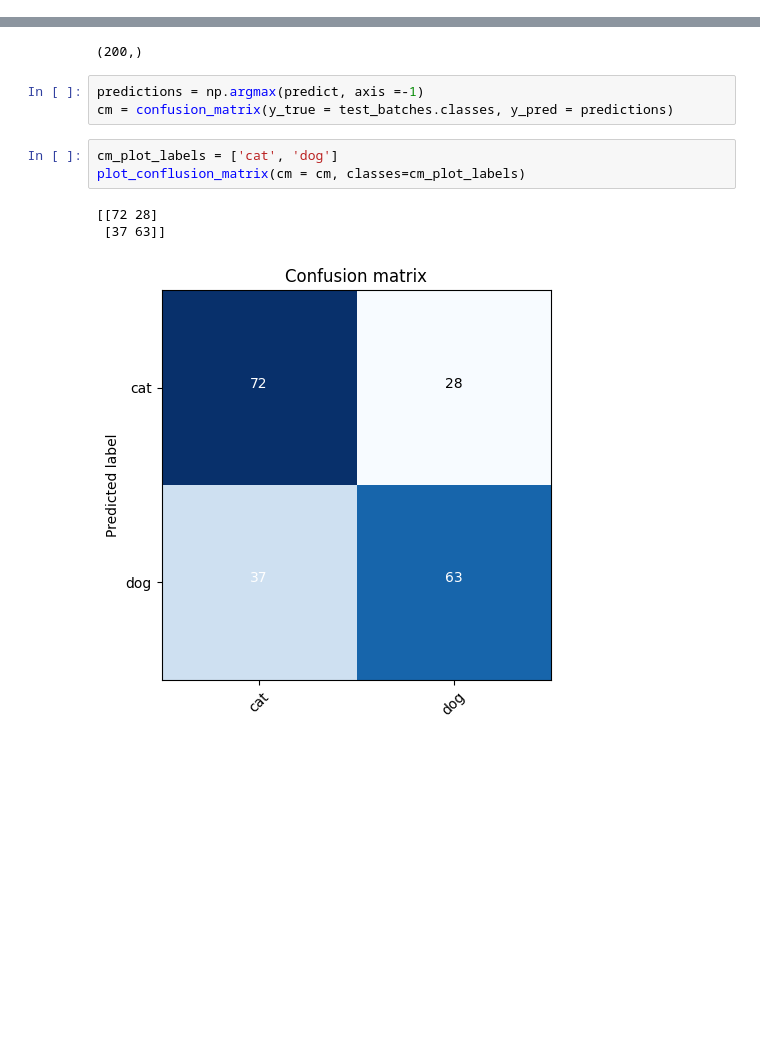
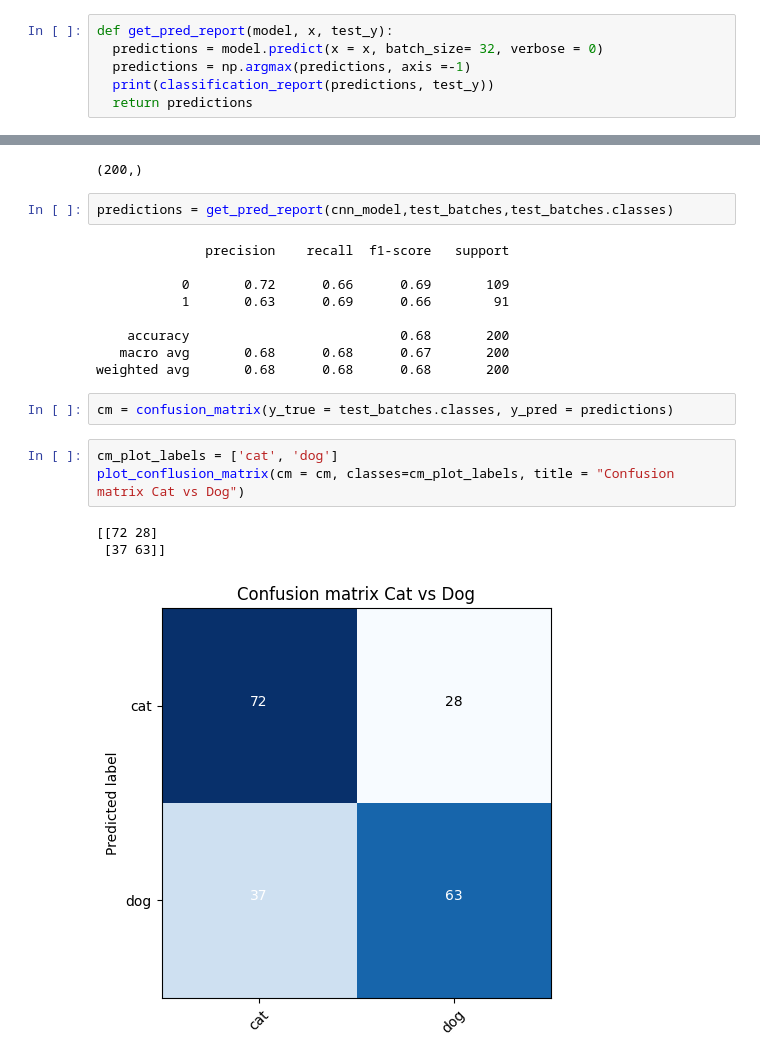
Before and after one commit to AntoniSopka97/Cat_Dog_Classifications_Keras, a Jupyter notebook: Cat_Dog_Classifications_use_Kearas.ipynb, the cells around one changed output, grey strips where cells are left out. Cells and saved outputs as stored; diff of their text form; blank space fills up the shorter version.

Commit message:
Finished
Adding pred reporter and update def ConfMatrix

```diff
--- a/Cat_Dog_Classifications_use_Kearas.ipynb
+++ b/Cat_Dog_Classifications_use_Kearas.ipynb
@@ -185,4 +186,10 @@ def plot_history(history):
 
 
   plt.show()
+# %%
+def get_pred_report(model, x, test_y):
+  predictions = model.predict(x = x, batch_size= 32, verbose = 0)
+  predictions = np.argmax(predictions, axis =-1)
+  print(classification_report(predictions, test_y))
+  return predictions
 # %%
@@ -276,13 +292,23 @@ array([[1., 0.],
 test_batches.classes.shape
 # %% [output]
 (200,)
+# %%
+predictions = get_pred_report(cnn_model,test_batches,test_batches.classes)
+# %% [output]
+              precision    recall  f1-score   support
+
+           0       0.72      0.66      0.69       109
+           1       0.63      0.69      0.66        91
+
+    accuracy                           0.68       200
+   macro avg       0.68      0.68      0.67       200
+weighted avg       0.68      0.68      0.68       200
 # %%
-predictions = np.argmax(predict, axis =-1)
 cm = confusion_matrix(y_true = test_batches.classes, y_pred = predictions)
 # %%
 cm_plot_labels = ['cat', 'dog']
-plot_conflusion_matrix(cm = cm, classes=cm_plot_labels)
+plot_conflusion_matrix(cm = cm, classes=cm_plot_labels, title = "Confusion matrix Cat vs Dog")
 # %% [output]
 [[72 28]
  [37 63]]
-[figure, old version]
+[figure, new version]
```
Also changed, not shown: parts of 2 cells of this notebook.
